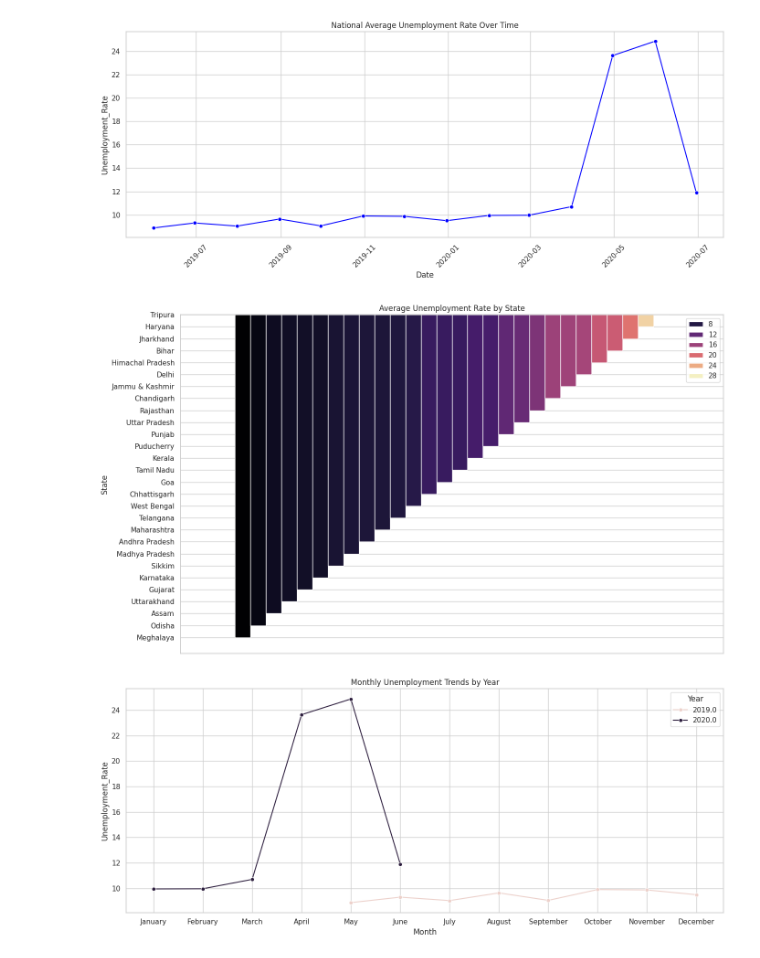
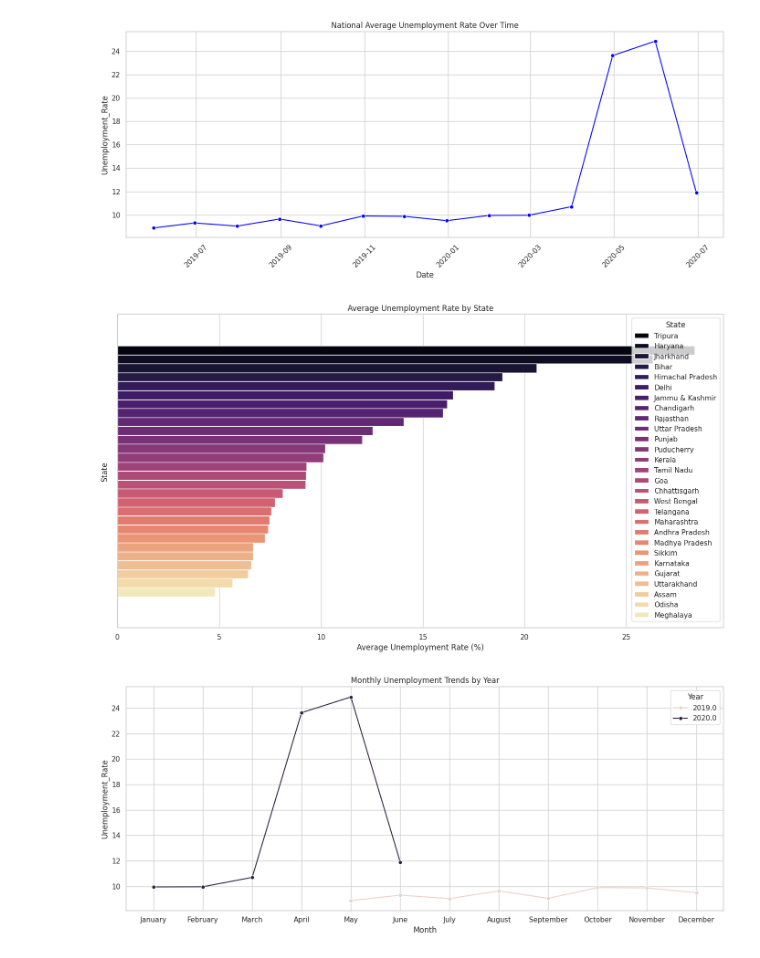
Before and after one commit to mekha1278/codealpha_task, a Jupyter notebook: codealpha_unemploymentinindia.ipynb, the cells around one changed output. Drawn from its saved outputs; the diff is of its cells as text; code cells hidden in the pictures.

```diff
--- a/codealpha_unemploymentinindia.ipynb
+++ b/codealpha_unemploymentinindia.ipynb
@@ -88,14 +88,18 @@ plt.show()
 # %% [output]
 [figure]
 # %%
+import matplotlib.pyplot as plt
+import seaborn as sns
 plt.figure(figsize=(14, 8))
 state_avg = df.groupby('State')['Unemployment_Rate'].mean().sort_values(ascending=False)
-sns.barplot(hue=state_avg.values, y=state_avg.index, palette="magma")
+sns.barplot(x=state_avg.values, hue=state_avg.index,palette="magma")
+plt.xlabel("Average Unemployment Rate (%)")
+plt.ylabel("State")
 plt.title("Average Unemployment Rate by State")
 plt.tight_layout()
 plt.show()
 # %% [output]
-[figure, old version]
+[figure, new version]
 # %%
 import pandas as pd
 import matplotlib.pyplot as plt
```
